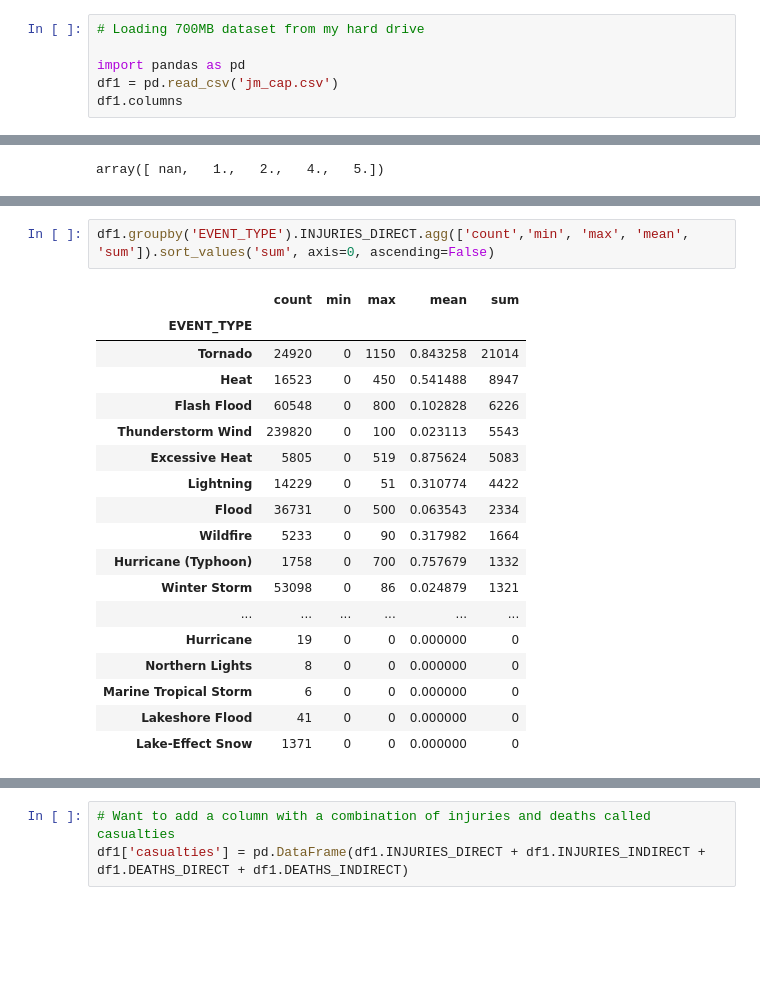
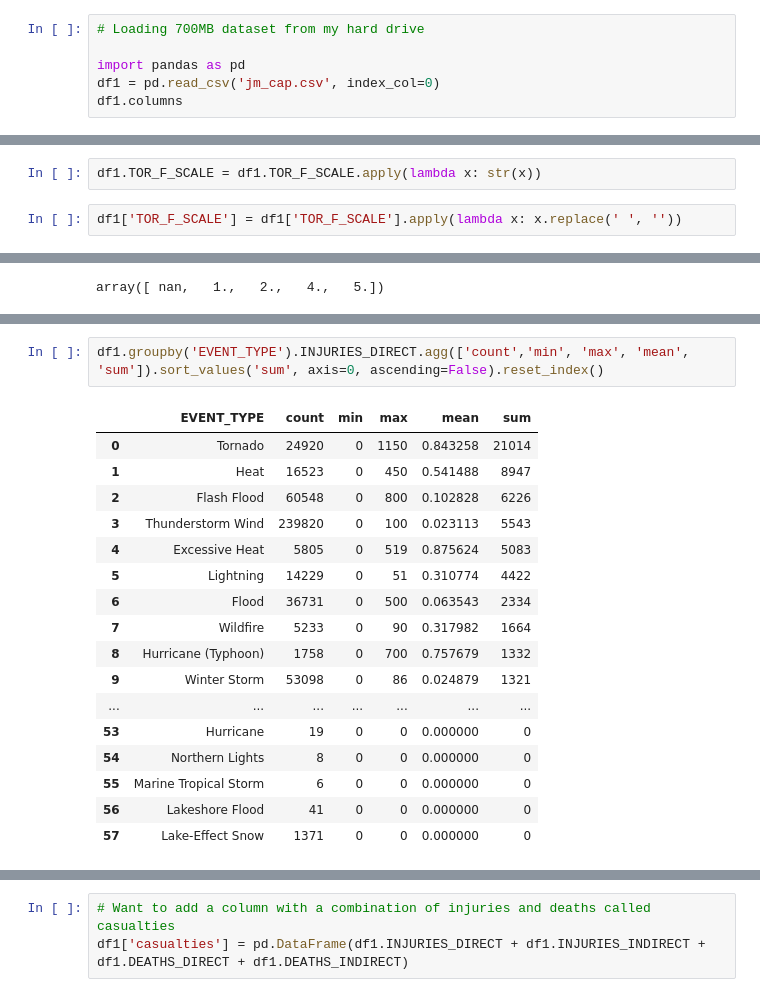
Before and after one commit to JayMichChi/JM_Capstone, a Jupyter notebook: Part 2 Capstone/Part 2 Gotta Start Somewhere Final.ipynb, the cells around one changed output, grey strips where cells are left out. Cells and saved outputs as stored; diff of their text form; blank space fills up the shorter version.

```diff
--- a/Part 2 Capstone/Part 2 Gotta Start Somewhere Final.ipynb
+++ b/Part 2 Capstone/Part 2 Gotta Start Somewhere Final.ipynb
@@ -378,6 +388,6 @@ I am going to explore my data using a variety of tools to reduce the computation
 # Loading 700MB dataset from my hard drive
 
 import pandas as pd
-df1 = pd.read_csv('jm_cap.csv')
+df1 = pd.read_csv('jm_cap.csv', index_col=0)
 df1.columns
 # %% [output]
@@ -450,6 +460,10 @@ array(['INDIANA', 'KENTUCKY', 'ILLINOIS', 'IOWA', 'NEW YORK', 'MAINE',
        'LAKE ERIE', 'HAWAII WATERS', 'LAKE MICHIGAN', 'LAKE HURON',
        'LAKE ST CLAIR', 'E PACIFIC', 'ATLANTIC NORTH', 'LAKE ONTARIO',
        'ST LAWRENCE R', 'LAKE SUPERIOR', nan, 'GULF OF ALASKA'], dtype=object)
+# %%
+df1.TOR_F_SCALE = df1.TOR_F_SCALE.apply(lambda x: str(x))
+# %%
+df1['TOR_F_SCALE'] = df1['TOR_F_SCALE'].apply(lambda x: x.replace(' ', ''))
 # %%
 LabelEncoder().fit_transform(df1['TOR_F_SCALE'])
 df1['TOR_F_SCALE'].unique()
@@ -493,22 +518,21 @@ Name: ADDCORR_DATE, dtype: float64
 # %%
-df1.groupby('EVENT_TYPE').INJURIES_DIRECT.agg(['count','min', 'max', 'mean', 'sum']).sort_values('sum', axis=0, ascending=False)
+df1.groupby('EVENT_TYPE').INJURIES_DIRECT.agg(['count','min', 'max', 'mean', 'sum']).sort_values('sum', axis=0, ascending=False).reset_index()
 # %% [output]
-|  | count | min | max | mean | sum |
-| EVENT_TYPE |  |  |  |  |  |
-| Tornado | 24920 | 0 | 1150 | 0.843258 | 21014 |
-| Heat | 16523 | 0 | 450 | 0.541488 | 8947 |
-| Flash Flood | 60548 | 0 | 800 | 0.102828 | 6226 |
-| Thunderstorm Wind | 239820 | 0 | 100 | 0.023113 | 5543 |
-| Excessive Heat | 5805 | 0 | 519 | 0.875624 | 5083 |
-| Lightning | 14229 | 0 | 51 | 0.310774 | 4422 |
-| Flood | 36731 | 0 | 500 | 0.063543 | 2334 |
-| Wildfire | 5233 | 0 | 90 | 0.317982 | 1664 |
-| Hurricane (Typhoon) | 1758 | 0 | 700 | 0.757679 | 1332 |
-| Winter Storm | 53098 | 0 | 86 | 0.024879 | 1321 |
-| ... | ... | ... | ... | ... | ... |
-| Hurricane | 19 | 0 | 0 | 0.000000 | 0 |
-| Northern Lights | 8 | 0 | 0 | 0.000000 | 0 |
-| Marine Tropical Storm | 6 | 0 | 0 | 0.000000 | 0 |
-| Lakeshore Flood | 41 | 0 | 0 | 0.000000 | 0 |
-| Lake-Effect Snow | 1371 | 0 | 0 | 0.000000 | 0 |
+|  | EVENT_TYPE | count | min | max | mean | sum |
+| 0 | Tornado | 24920 | 0 | 1150 | 0.843258 | 21014 |
+| 1 | Heat | 16523 | 0 | 450 | 0.541488 | 8947 |
+| 2 | Flash Flood | 60548 | 0 | 800 | 0.102828 | 6226 |
+| 3 | Thunderstorm Wind | 239820 | 0 | 100 | 0.023113 | 5543 |
+| 4 | Excessive Heat | 5805 | 0 | 519 | 0.875624 | 5083 |
+| 5 | Lightning | 14229 | 0 | 51 | 0.310774 | 4422 |
+| 6 | Flood | 36731 | 0 | 500 | 0.063543 | 2334 |
+| 7 | Wildfire | 5233 | 0 | 90 | 0.317982 | 1664 |
+| 8 | Hurricane (Typhoon) | 1758 | 0 | 700 | 0.757679 | 1332 |
+| 9 | Winter Storm | 53098 | 0 | 86 | 0.024879 | 1321 |
+| ... | ... | ... | ... | ... | ... | ... |
+| 53 | Hurricane | 19 | 0 | 0 | 0.000000 | 0 |
+| 54 | Northern Lights | 8 | 0 | 0 | 0.000000 | 0 |
+| 55 | Marine Tropical Storm | 6 | 0 | 0 | 0.000000 | 0 |
+| 56 | Lakeshore Flood | 41 | 0 | 0 | 0.000000 | 0 |
+| 57 | Lake-Effect Snow | 1371 | 0 | 0 | 0.000000 | 0 |
 # %%
```
Also changed, not shown: parts of 34 cells of this notebook.
